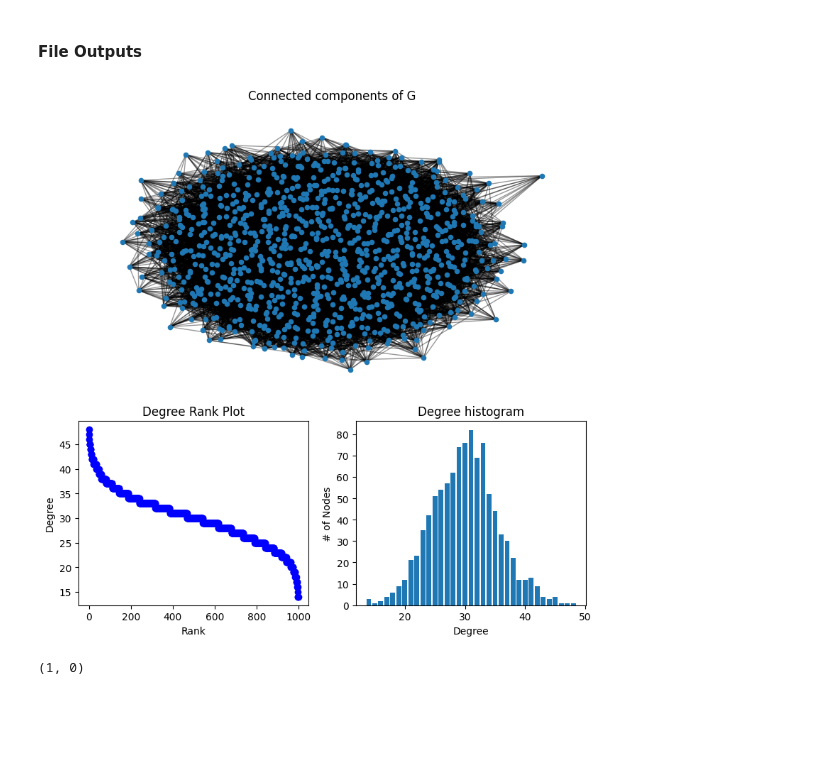
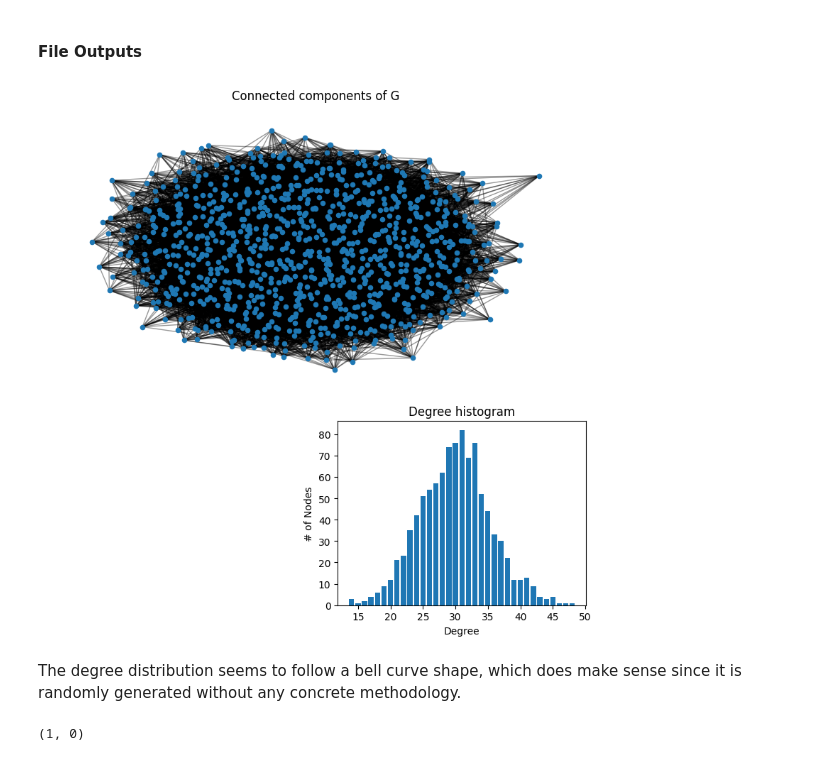
Before and after one commit to alfredjynx/cluster-test, a Jupyter notebook: test.ipynb, the cells around one changed output. Drawn from its saved outputs; the diff is of its cells as text; code cells hidden in the pictures; blank space fills up the shorter version.

```diff
--- a/test.ipynb
+++ b/test.ipynb
@@ -125,40 +130,36 @@ nx.write_graphml(G, "./data/Python/GraphML/ArtifitialGraph.xml")
 # %%
 # source: https://networkx.org/documentation/stable/auto_examples/drawing/plot_degree.html
 
 import matplotlib.pyplot as plt
 
 
 degree_sequence = sorted((d for n, d in G.degree()), reverse=True)
 dmax = max(degree_sequence)
 
 fig = plt.figure("Degree of a random graph", figsize=(8, 8))
 # Create a gridspec for adding subplots of different sizes
 axgrid = fig.add_gridspec(5, 4)
 
 ax0 = fig.add_subplot(axgrid[0:3, :])
 Gcc = G.subgraph(sorted(nx.connected_components(G), key=len, reverse=True)[0])
 pos = nx.spring_layout(Gcc, seed=10396953)
 nx.draw_networkx_nodes(Gcc, pos, ax=ax0, node_size=20)
 nx.draw_networkx_edges(Gcc, pos, ax=ax0, alpha=0.4)
 ax0.set_title("Connected components of G")
 ax0.set_axis_off()
 
-ax1 = fig.add_subplot(axgrid[3:, :2])
-ax1.plot(degree_sequence, "b-", marker="o")
-ax1.set_title("Degree Rank Plot")
-ax1.set_ylabel("Degree")
-ax1.set_xlabel("Rank")
-
 ax2 = fig.add_subplot(axgrid[3:, 2:])
 ax2.bar(*np.unique(degree_sequence, return_counts=True))
 ax2.set_title("Degree histogram")
 ax2.set_xlabel("Degree")
 ax2.set_ylabel("# of Nodes")
 
 fig.tight_layout()
 plt.show()
 # %% [output]
-[figure, old version]
+[figure, new version]
+# %% [markdown]
+The degree distribution seems to follow a bell curve shape, which does make sense since it is randomly generated without any concrete methodology.
 # %%
 nx.number_connected_components(G), nx.number_of_isolates(G)
 # %% [output]
```
Also changed, not shown: parts of 10 cells of this notebook.
